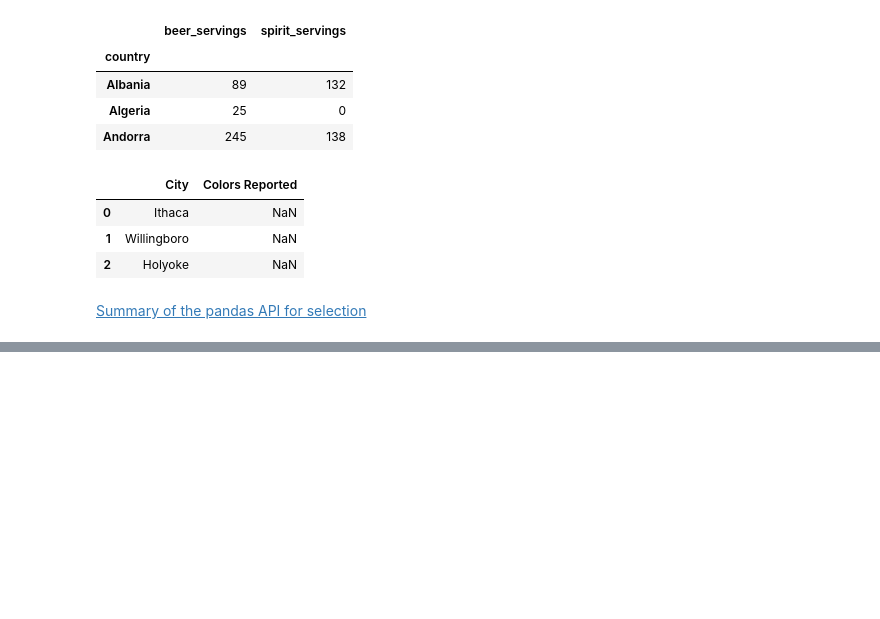
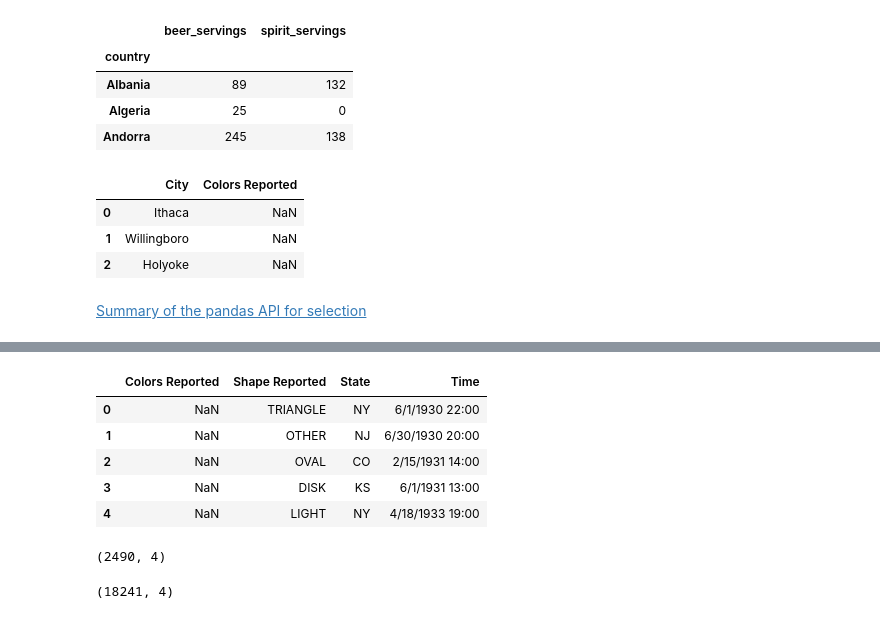
Before and after one commit to justmarkham/pandas-videos, a Jupyter notebook: pandas.ipynb, the cells around one changed output, grey strips where cells are left out. Cells and saved outputs as stored; diff of their text form; code cells hidden in the pictures; blank space fills up the shorter version.

```diff
--- a/pandas.ipynb
+++ b/pandas.ipynb
@@ -1883,0 +1922,23 @@ ufo.ix[0:2, 0:2]
+# %%
+# remove the 'City' column (does affect the DataFrame since inplace=True)
+ufo.drop('City', axis=1, inplace=True)
+# %%
+# confirm that the 'City' column was actually removed
+ufo.head()
+# %% [output]
+|  | Colors Reported | Shape Reported | State | Time |
+| 0 | NaN | TRIANGLE | NY | 6/1/1930 22:00 |
+| 1 | NaN | OTHER | NJ | 6/30/1930 20:00 |
+| 2 | NaN | OVAL | CO | 2/15/1931 14:00 |
+| 3 | NaN | DISK | KS | 6/1/1931 13:00 |
+| 4 | NaN | LIGHT | NY | 4/18/1933 19:00 |
+# %%
+# drop a row if any value is missing from that row (doesn't affect the DataFrame since inplace=False)
+ufo.dropna(how='any').shape
+# %% [output]
+(2490, 4)
+# %%
+# confirm that no rows were actually removed
+ufo.shape
+# %% [output]
+(18241, 4)
```
Also changed, not shown: parts of 9 cells of this notebook, 1 other file.
